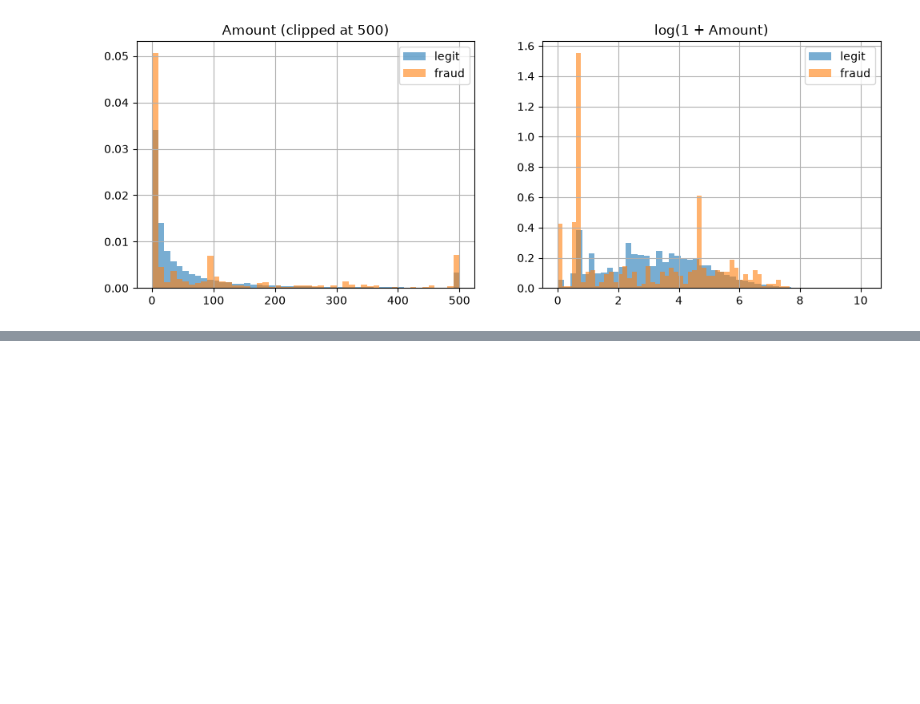
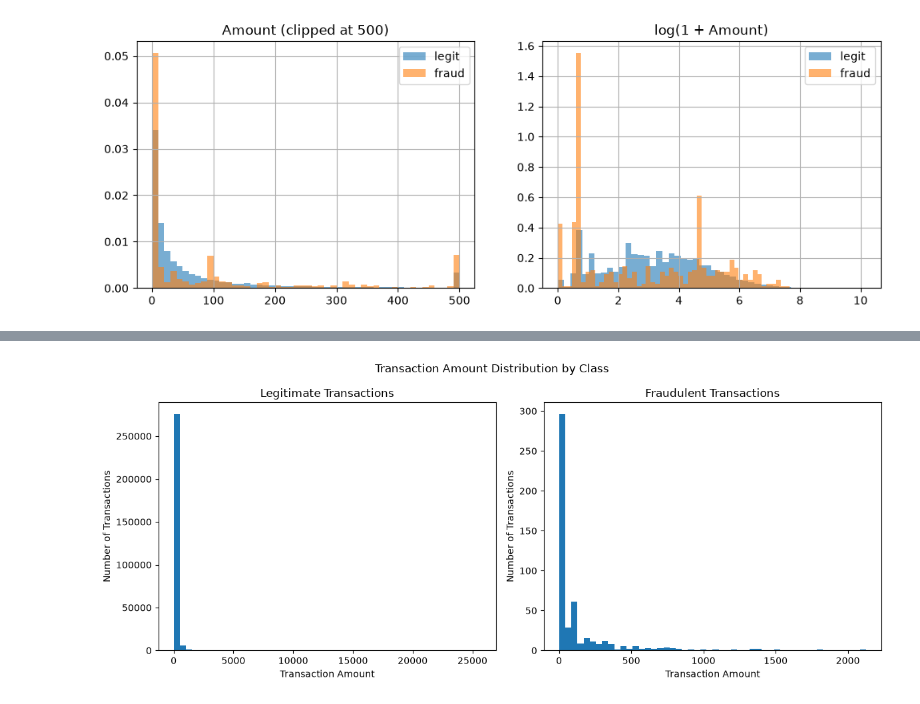
Before and after one commit to bahuli2004-cpu/Credit-Card-Fraud-Detection, a Jupyter notebook: notebooks/01_EDA.ipynb, the cells around one changed output, grey strips where cells are left out. Cells and saved outputs as stored; diff of their text form; code cells hidden in the pictures; blank space fills up the shorter version.

```diff
--- a/notebooks/01_EDA.ipynb
+++ b/notebooks/01_EDA.ipynb
@@ -84,0 +163,27 @@ Class
+# %%
+
+fig, ax = plt.subplots(1, 2, figsize=(12, 5))
+
+# Legitimate transactions
+ax[0].hist(
+    df[df["Class"] == 0]["Amount"],
+    bins=50
+)
+ax[0].set_title("Legitimate Transactions")
+ax[0].set_xlabel("Transaction Amount")
+ax[0].set_ylabel("Number of Transactions")
+
+# Fraudulent transactions
+ax[1].hist(
+    df[df["Class"] == 1]["Amount"],
+    bins=50
+)
+ax[1].set_title("Fraudulent Transactions")
+ax[1].set_xlabel("Transaction Amount")
+ax[1].set_ylabel("Number of Transactions")
+
+plt.suptitle("Transaction Amount Distribution by Class")
+plt.tight_layout()
+plt.show()
+# %% [output]
+[figure, added]
```
Also changed, not shown: parts of 9 cells of this notebook, 11 other files.
